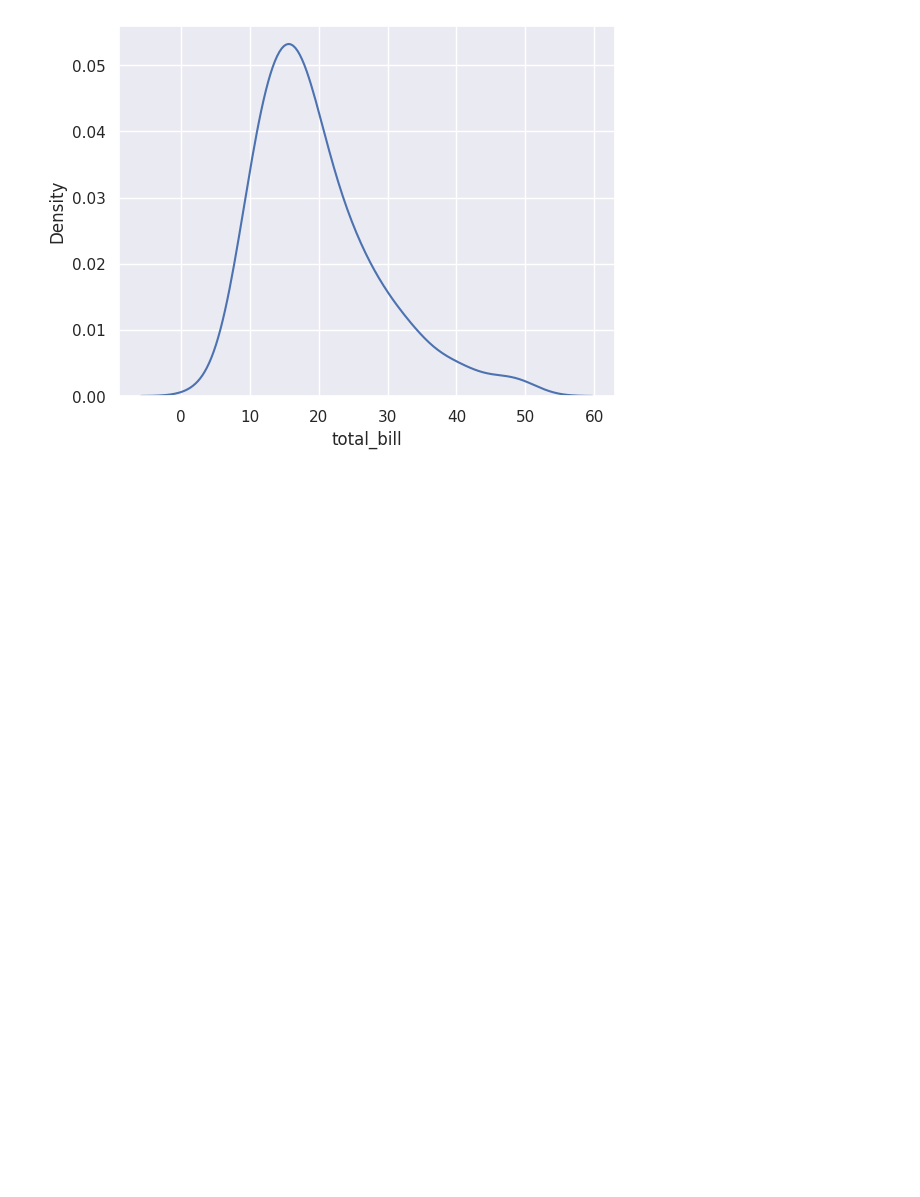
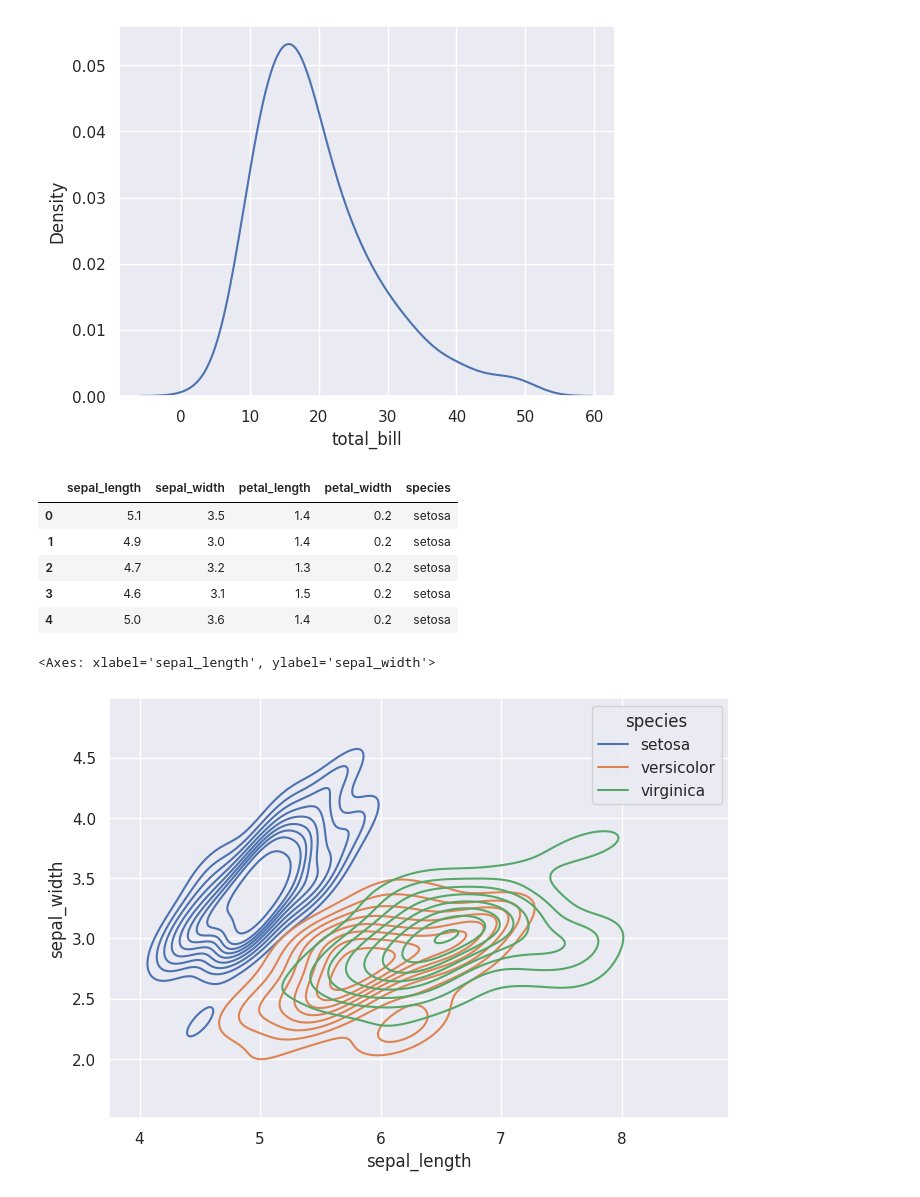
Before and after one commit to RohitMangale/ML, a Jupyter notebook: pythonLibraries/Seaborn.ipynb, the cells around one changed output. Drawn from its saved outputs; the diff is of its cells as text; code cells hidden in the pictures; blank space fills up the shorter version.

```diff
--- a/pythonLibraries/Seaborn.ipynb
+++ b/pythonLibraries/Seaborn.ipynb
@@ -138,3 +138,29 @@ sns.kdeplot(tips['total_bill'])
 plt.show()
 # %% [output]
 [figure]
+# %%
+iris = sns.load_dataset('iris')
+display(iris.head())
+
+f,ax = plt.subplots(figsize=(8,8))
+ax.set_aspect('equal')
+
+sns.kdeplot(
+    data=iris,
+    x ='sepal_length',
+    y='sepal_width',
+    hue='species',
+    thresh = .1, # This parameter controls the threshold for plotting the density. Areas with density below this value will not be displayed.
+
+)
+
+# the plot in enclosed cuz it is bivariate ,i.e. there are 2 variables x and y used
+# %% [output]
+|  | sepal_length | sepal_width | petal_length | petal_width | species |
+| 0 | 5.1 | 3.5 | 1.4 | 0.2 | setosa |
+| 1 | 4.9 | 3.0 | 1.4 | 0.2 | setosa |
+| 2 | 4.7 | 3.2 | 1.3 | 0.2 | setosa |
+| 3 | 4.6 | 3.1 | 1.5 | 0.2 | setosa |
+| 4 | 5.0 | 3.6 | 1.4 | 0.2 | setosa |
+<Axes: xlabel='sepal_length', ylabel='sepal_width'>
+[figure, added]
```
Also changed, not shown: parts of 36 cells of this notebook.
